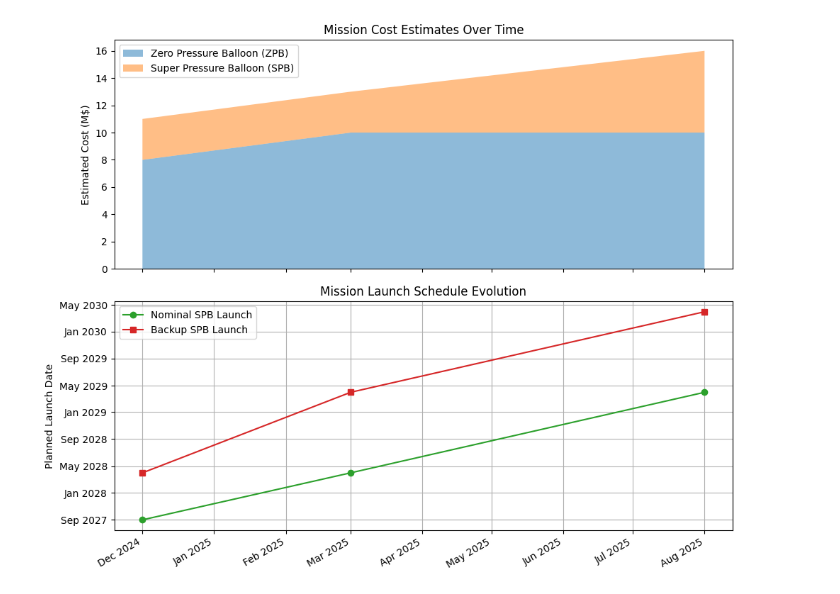
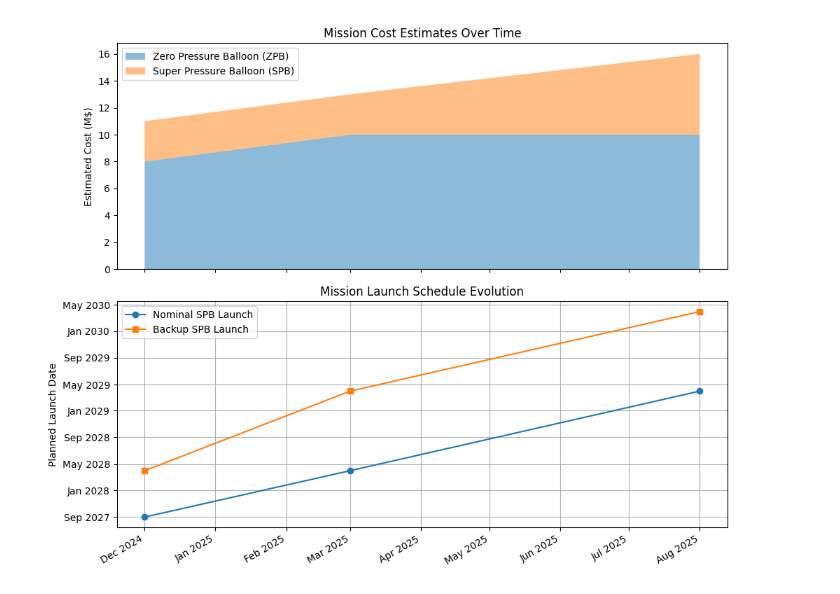
Before and after one commit to vpicouet/SCWI, a Jupyter notebook: Instrument/Notebooks/Throughput.ipynb, the cells around one changed output. Cells and saved outputs as stored; diff of their text form; code cells hidden in the pictures.

```diff
--- a/Instrument/Notebooks/Throughput.ipynb
+++ b/Instrument/Notebooks/Throughput.ipynb
@@ -307,33 +236,33 @@ launch_backup = [datetime(2028, 4, 1), datetime(2029, 4, 1), datetime(2030, 4, 1
 
 # Création des subplots
 fig, (ax1, ax2) = plt.subplots(2, 1, figsize=(10, 8), sharex=True)
 
 # Premier subplot : coûts empilés
 # ax1.bar(dates, cost_zpb, label="Zero Pressure Balloon (ZPB)", color="tab:blue",alpha=0.3)
 
 ax1.stackplot(dates, [cost_zpb,cost_spb],alpha=0.5,labels=["Zero Pressure Balloon (ZPB)","Super Pressure Balloon (SPB)"])#, label="Zero Pressure Balloon (ZPB)", color="tab:blue")
 # ax1.bar(dates, cost_spb, bottom=cost_zpb, label="Super Pressure Balloon (SPB)", color="tab:orange")
 ax1.set_ylabel("Estimated Cost (M$)")
 ax1.set_title("Mission Cost Estimates Over Time")
 ax1.legend()
 
 # Deuxième subplot : dates de lancement prévues
-ax2.plot(dates, launch_nominal, marker="o", label="Nominal SPB Launch", color="tab:green")
+ax2.plot(dates, launch_nominal, marker="o", label="Nominal SPB Launch")
 # ax2.plot( [datetime(2024, 12, 1), datetime(2025, 3, 1), datetime(2025, 8, 1),datetime(2030, 4, 1)],  [datetime(2024, 12, 1), datetime(2025, 3, 1), datetime(2025, 8, 1),datetime(2030, 4, 1)], marker="o", color="tab:green")
 
-ax2.plot(dates, launch_backup, marker="s", label="Backup SPB Launch", color="tab:red")
+ax2.plot(dates, launch_backup, marker="s", label="Backup SPB Launch")
 ax2.set_ylabel("Planned Launch Date")
 ax2.set_title("Mission Launch Schedule Evolution")
 ax2.legend()
 ax2.grid()
 # Format de l'axe X (mois/année)
 ax2.xaxis.set_major_formatter(mdates.DateFormatter("%b %Y"))
 fig.autofmt_xdate()
 
 # Format de l'axe Y du bas en date
 ax2.yaxis.set_major_formatter(mdates.DateFormatter("%b %Y"))
 
 plt.tight_layout()
 plt.show()
 # %% [output]
-[figure, old version]
+[figure, new version]
```
Also changed, not shown: parts of 3 cells of this notebook, 1 other file.
